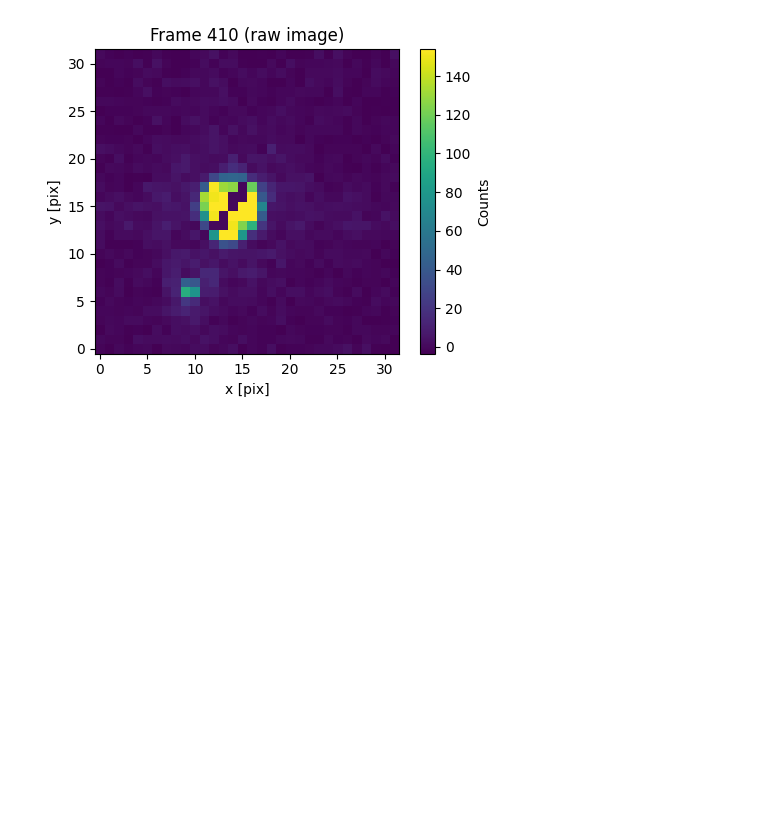
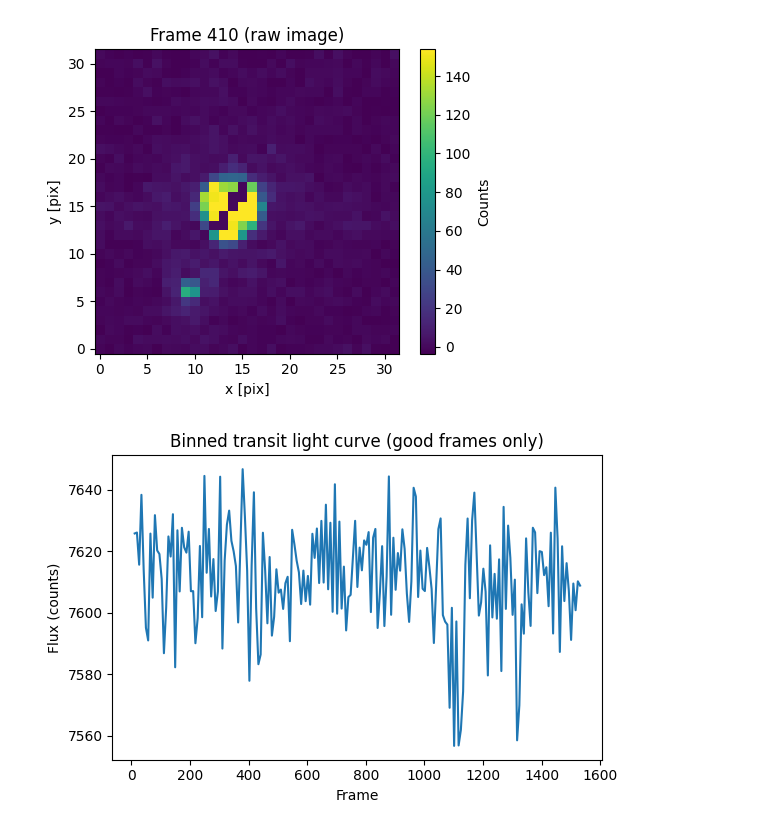
Before and after one commit to amedina695/lectures_git, a Jupyter notebook: final/final_amedina.ipynb, the cells around one changed output. Saved outputs shown, nothing was run; the diff lists cells and outputs as text; code cells hidden in the pictures; blank space fills up the shorter version.

```diff
--- a/final/final_amedina.ipynb
+++ b/final/final_amedina.ipynb
@@ -393,8 +394,8 @@ yy, xx = np.indices((ny, nx)) # Coordinate grid
 
 for i in range(totframes):
     # Star center for this frame
-    cy = photometry[i, ycenter]
-    cx = photometry[i, xcenter]
+    cy = photometry[i, ycen_col]
+    cx = photometry[i, xcen_col]
 
     # Apply offset for companion center
     cy_comp = cy + yoff
@@ -471,7 +472,7 @@ Problem 13
 # Loop
 for i in range(totframes):
     # Fitted width
-    sigma = np.mean(photometry[i, width])
+    sigma = np.mean(photometry[i, widt_col])
     photrad  = 3.0 * sigma
     skyin    = 5.0 * sigma
     skyout   = 8.0 * sigma
@@ -479,14 +480,14 @@ for i in range(totframes):
     frame = datacube[i]
     fmask  = mask[i]
 
-    cy = photometry[i, ycenter]
-    cx = photometry[i, xcenter]
+    cy = photometry[i, ycen_col]
+    cx = photometry[i, xcen_col]
 
     photarr = aperture_photometry(frame, fmask, photrad, skyin, skyout, (cy, cx))
 
     photometry[i, flux_col] = photarr[0]
-    photometry[i, sky_col]  = photarr[1]
-    photometry[i, bad_col]  = photarr[2]
+    photometry[i, asky_col]  = photarr[1]
+    photometry[i, nbad_col]  = photarr[2]
 # %%
 # For consistency, to make sure my code is doing good
 # Plotting outputs
@@ -565,7 +566,7 @@ Problem 14
 
 # Good frames with no bad pixels in them
 # If good frame, then no bad pixels in bad_col
-good = photometry[:, bad_col] == 0
+good = photometry[:, nbad_col] == 0
 
 good_flux = photometry[good, flux_col]
 frames    = np.arange(totframes)[good]
@@ -699,3 +702,43 @@ for i in bad_frames:
 Bad frame indices: [200 410]
 [figure]
 [figure]
+# %%
+# 15. Bin the good data and make a publication-ready PDF plot
+
+import numpy as np
+import matplotlib.pyplot as plt
+
+# Use only good frames (no bad pixels in aperture and not flagged -1)
+good = photometry[:, nbad_col] == 0
+
+frames = np.arange(totframes)[good]
+flux   = photometry[good, flux_col]
+
+# Use a few hundred bins
+N_bins = 200
+
+# Define bin edges in frame number
+bin_edges   = np.linspace(frames.min(), frames.max(), N_bins + 1)
+bin_centers = 0.5 * (bin_edges[:-1] + bin_edges[1:])
+
+# Bin-average the (unnormalized) flux
+binned_flux = np.full(N_bins, np.nan)
+bin_index   = np.digitize(frames, bin_edges) - 1  # bin indices 0..N_bins-1
+
+for k in range(N_bins):
+    in_bin = bin_index == k
+    if np.any(in_bin):
+        binned_flux[k] = np.mean(flux[in_bin])
+
+valid = ~np.isnan(binned_flux)
+
+plt.figure(figsize=(6, 4))
+plt.plot(bin_centers[valid], binned_flux[valid], linestyle='-')
+plt.xlabel("Frame")
+plt.ylabel("Flux (counts)")
+plt.title("Binned transit light curve (good frames only)")
+plt.tight_layout()
+plt.savefig("transit_binned.pdf")
+plt.show()
+# %% [output]
+[figure, added]
```
Also changed, not shown: parts of 16 cells of this notebook, 5 other files.
